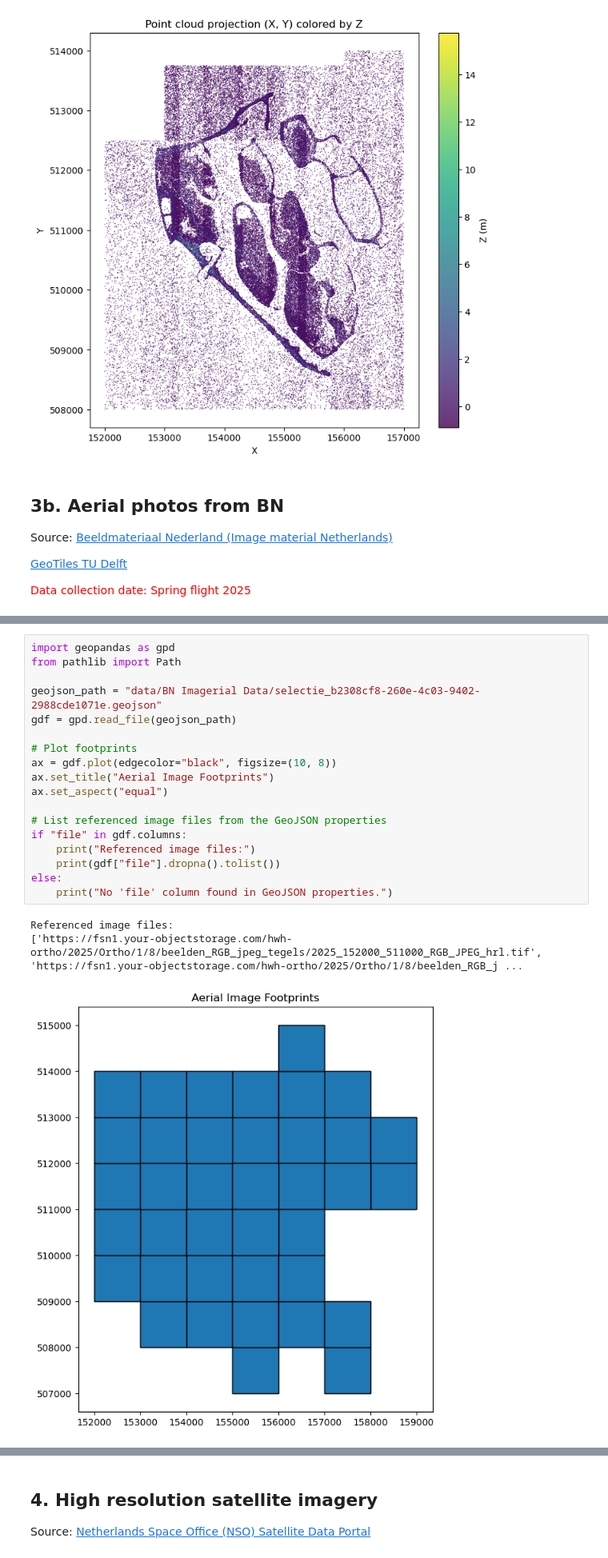
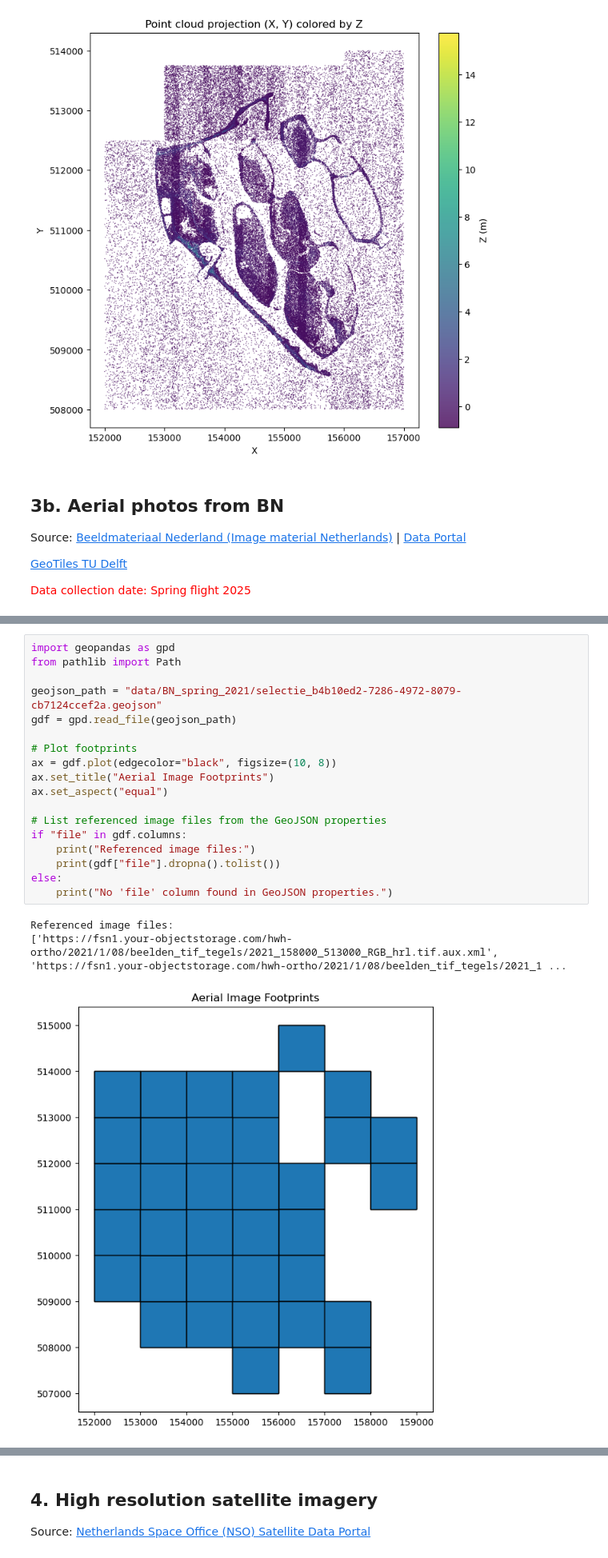
Before and after one commit to movephutthaphaiboon/coastal-analysis-shoreline-evolution, a Jupyter notebook: A_data-exploration.ipynb, the cells around one changed output, grey strips where cells are left out. Shown at 80% size. Cells and saved outputs as stored; diff of their text form.

```diff
--- a/A - data exploration.ipynb
+++ b/A_data-exploration.ipynb
@@ -161,7 +161,7 @@ plt.show()
 ## 3b. Aerial photos from BN
 
 
-Source: [Beeldmateriaal Nederland (Image material Netherlands)](https://www.beeldmateriaal.nl/)
+Source: [Beeldmateriaal Nederland (Image material Netherlands)](https://www.beeldmateriaal.nl/) | [Data Portal](https://basisdata.nl/hwh-portal/download/index.html)
 
 [GeoTiles TU Delft](https://geotiles.citg.tudelft.nl/)
 
@@ -173,25 +173,25 @@ Data collection date: Spring flight 2025
 # %%
 import geopandas as gpd
 from pathlib import Path
 
-geojson_path = "data/BN Imagerial Data/selectie_b2308cf8-260e-4c03-9402-2988cde1071e.geojson"
+geojson_path = "data/BN_spring_2021/selectie_b4b10ed2-7286-4972-8079-cb7124ccef2a.geojson"
 gdf = gpd.read_file(geojson_path)
 
 # Plot footprints
 ax = gdf.plot(edgecolor="black", figsize=(10, 8))
 ax.set_title("Aerial Image Footprints")
 ax.set_aspect("equal")
 
 # List referenced image files from the GeoJSON properties
 if "file" in gdf.columns:
     print("Referenced image files:")
     print(gdf["file"].dropna().tolist())
 else:
     print("No 'file' column found in GeoJSON properties.")
 # %% [output]
 Referenced image files:
-['https://fsn1.your-objectstorage.com/hwh-ortho/2025/Ortho/1/8/beelden_RGB_jpeg_tegels/2025_152000_511000_RGB_JPEG_hrl.tif', 'https://fsn1.your-objectstorage.com/hwh-ortho/2025/Ortho/1/8/beelden_RGB_j ...
+['https://fsn1.your-objectstorage.com/hwh-ortho/2021/1/08/beelden_tif_tegels/2021_158000_513000_RGB_hrl.tif.aux.xml', 'https://fsn1.your-objectstorage.com/hwh-ortho/2021/1/08/beelden_tif_tegels/2021_1 ...
-[figure, old version]
+[figure, new version]
 # %%
 gdf.head()
 # %% [output]
```
Also changed, not shown: parts of 7 cells of this notebook.
